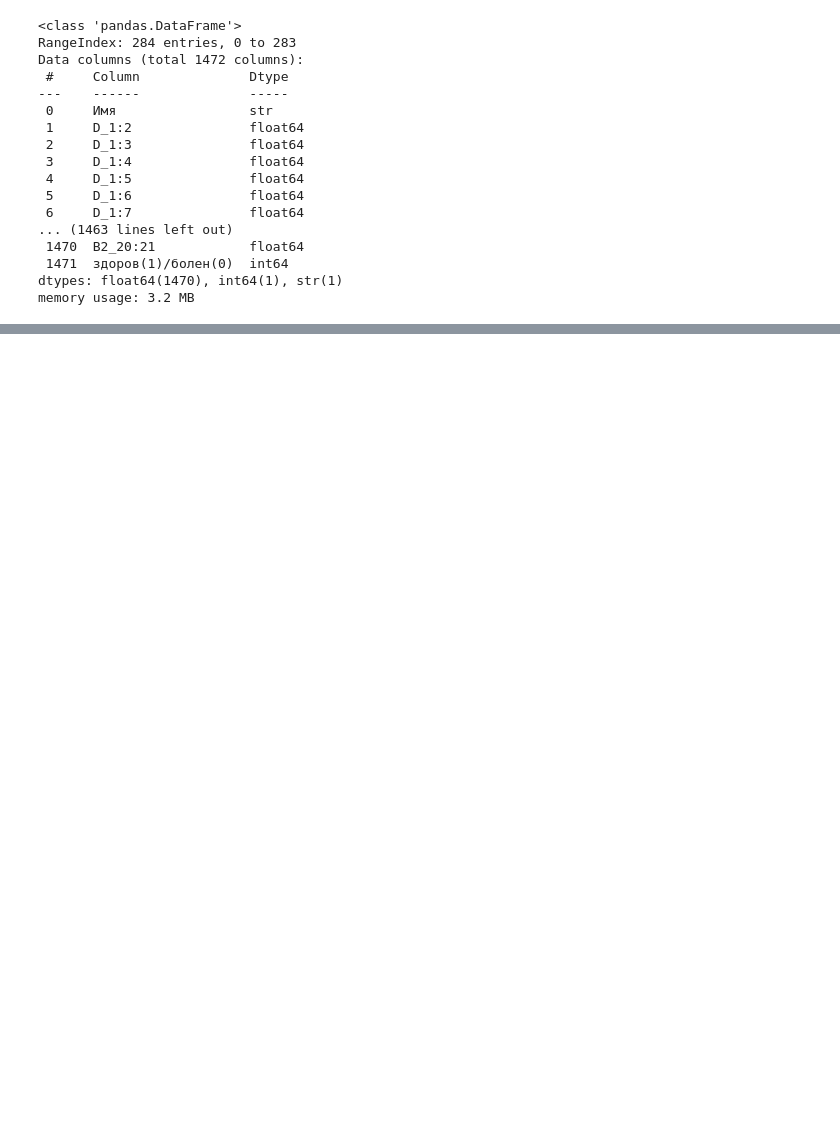
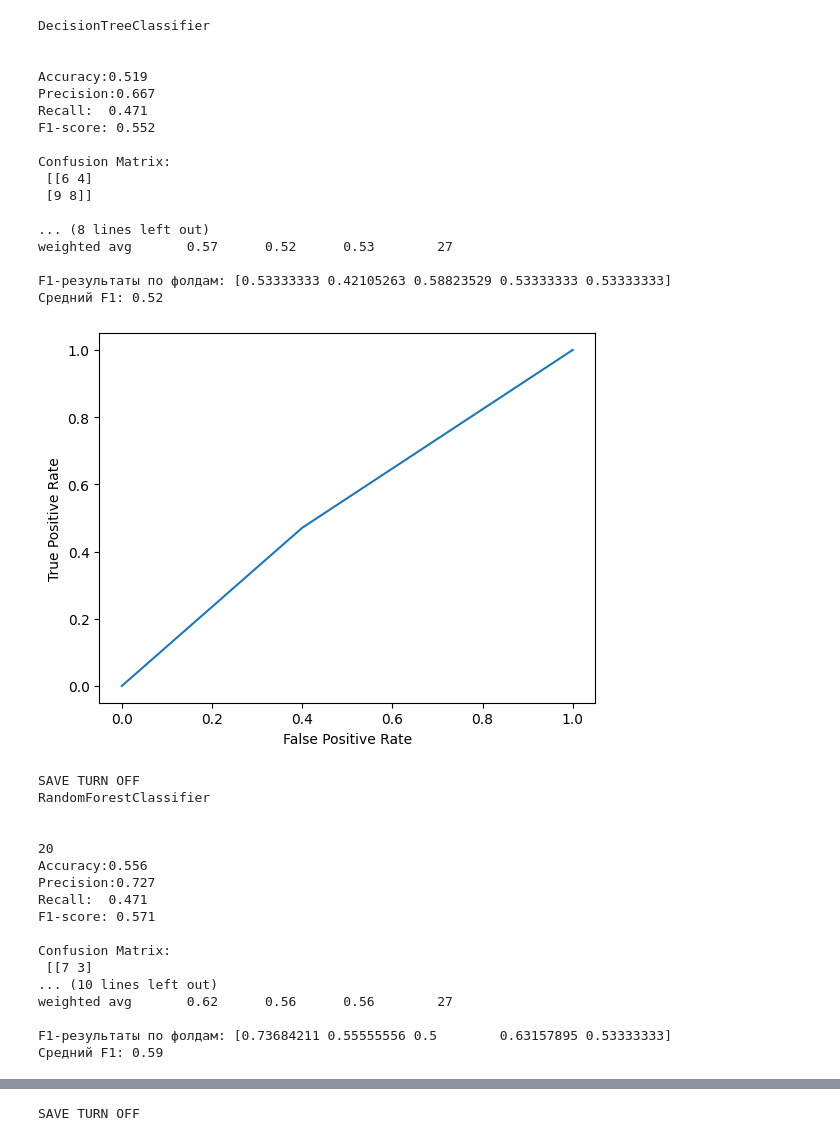
Before and after one commit to Egor29ch/UDGU_project, a Jupyter notebook: EEG_files/random_tree_EGG_data_generate.ipynb, the cells around one changed output, grey strips where cells are left out. Saved outputs shown, nothing was run; the diff lists cells and outputs as text; code cells hidden in the pictures; blank space fills up the shorter version.

Commit message:
test1

```diff
--- a/EEG_files/random_tree_EGG_data_generate.ipynb
+++ b/EEG_files/random_tree_EGG_data_generate.ipynb
@@ -40,11 +48,11 @@ class tree_family():
         self.y = self.df[name_of_column]
     def split_train_test(self,test_size=0.3):
         self.x_train, self.x_test, self.y_train, self.y_test = train_test_split(self.x, self.y, test_size=test_size, stratify=None,random_state=42)
-    def DecisionTreeClassifier(self,max_depth=4, bool_save = True):
+    def DecisionTreeClassifier(self,max_depth=4, bool_save = True, class_weight = "balanced"):
 
 
         print("DecisionTreeClassifier\n\n")
-        clf = DecisionTreeClassifier(random_state = 42,max_depth = max_depth)
+        clf = DecisionTreeClassifier(random_state = 42,max_depth = max_depth,class_weight= class_weight)
         clf.fit(self.x_train, self.y_train)
         prediction = clf.predict(self.x_test)
         tree_family.metrix(self,prediction, clf)
@@ -55,11 +63,11 @@ class tree_family():
         else:
             print("SAVE TURN OFF")
 
-    def RandomForestClassifier(self,n_estimators=200,max_depth = 4,bool_save = True):
+    def RandomForestClassifier(self,n_estimators=200,max_depth = 4,bool_save = True,class_weight_ = "balanced"):
 
         print("RandomForestClassifier\n\n")
-
-        clf = RandomForestClassifier(n_estimators=n_estimators,random_state = 42,max_depth = max_depth)
+        print(max_depth)
+        clf = RandomForestClassifier(n_estimators=n_estimators,random_state = 42,max_depth = max_depth,class_weight= class_weight_)
         clf.fit(self.x_train, self.y_train)
         y_pred = clf.predict(self.x_test)
         tree_family.metrix(self,y_pred, clf)
@@ -70,7 +78,6 @@ class tree_family():
         else:
             print("SAVE TURN OFF")
     def GradientBoostingClassifier(self, n_estimators=200, max_depth=3, bool_save = True):
-
         print("GradientBoostingClassifier\n\n")
 
 
@@ -188,20 +139,46 @@ df = pd.read_csv(r"/home/ikuku/UDGU_project/main/EEG_files/data_for_EEG/df_with_
 # %%
-df.info(verbose=True)
+# df.info(verbose=True)
+#
-# %% [output]
-<class 'pandas.DataFrame'>
-RangeIndex: 284 entries, 0 to 283
-Data columns (total 1472 columns):
- #     Column              Dtype
----    ------              -----
- 0     Имя                 str
- 1     D_1:2               float64
- 2     D_1:3               float64
- 3     D_1:4               float64
- 4     D_1:5               float64
- 5     D_1:6               float64
- 6     D_1:7               float64
-... (1463 lines left out)
- 1470  B2_20:21            float64
- 1471  здоров(1)/болен(0)  int64
-dtypes: float64(1470), int64(1), str(1)
-memory usage: 3.2 MB
+# %%
+EGG_balanced_data = tree_family("df_balanced.csv")
+EGG_balanced_data.split_df_X_Y("здоров(1)/болен(0)")
+EGG_balanced_data.split_train_test()
+EGG_balanced_data.DecisionTreeClassifier(max_depth = 20,bool_save = False)
+EGG_balanced_data.RandomForestClassifier(n_estimators= 300,max_depth = 20,bool_save = False)
+EGG_balanced_data.GradientBoostingClassifier(n_estimators = 300,max_depth = 20,bool_save = False)
+# %% [output]
+DecisionTreeClassifier
+
+
+Accuracy:0.519
+Precision:0.667
+Recall:  0.471
+F1-score: 0.552
+
+Confusion Matrix:
+ [[6 4]
+ [9 8]]
+
+... (8 lines left out)
+weighted avg       0.57      0.52      0.53        27
+
+F1-результаты по фолдам: [0.53333333 0.42105263 0.58823529 0.53333333 0.53333333]
+Средний F1: 0.52
+[figure, added]
+SAVE TURN OFF
+RandomForestClassifier
+
+
+20
+Accuracy:0.556
+Precision:0.727
+Recall:  0.471
+F1-score: 0.571
+
+Confusion Matrix:
+ [[7 3]
+... (10 lines left out)
+weighted avg       0.62      0.56      0.56        27
+
+F1-результаты по фолдам: [0.73684211 0.55555556 0.5        0.63157895 0.53333333]
+Средний F1: 0.59
@@ -207,0 +204 @@ memory usage: 3.2 MB
+SAVE TURN OFF
```
Also changed, not shown: parts of 11 cells of this notebook, 3 other files.
